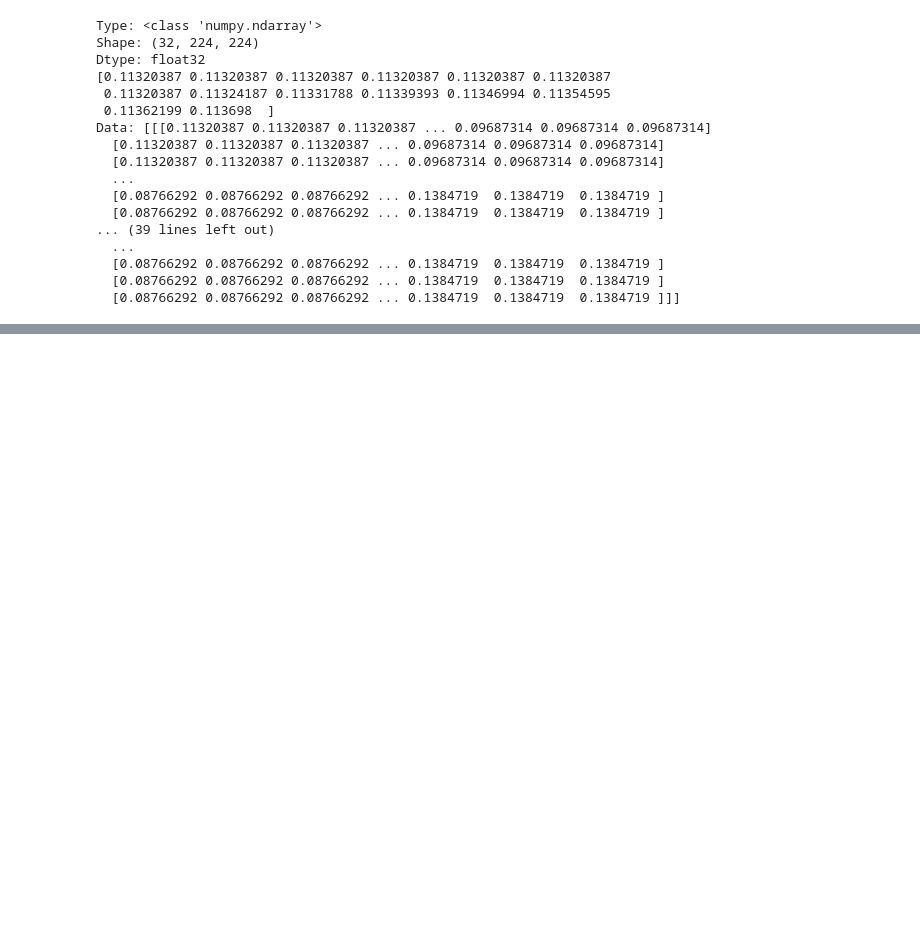
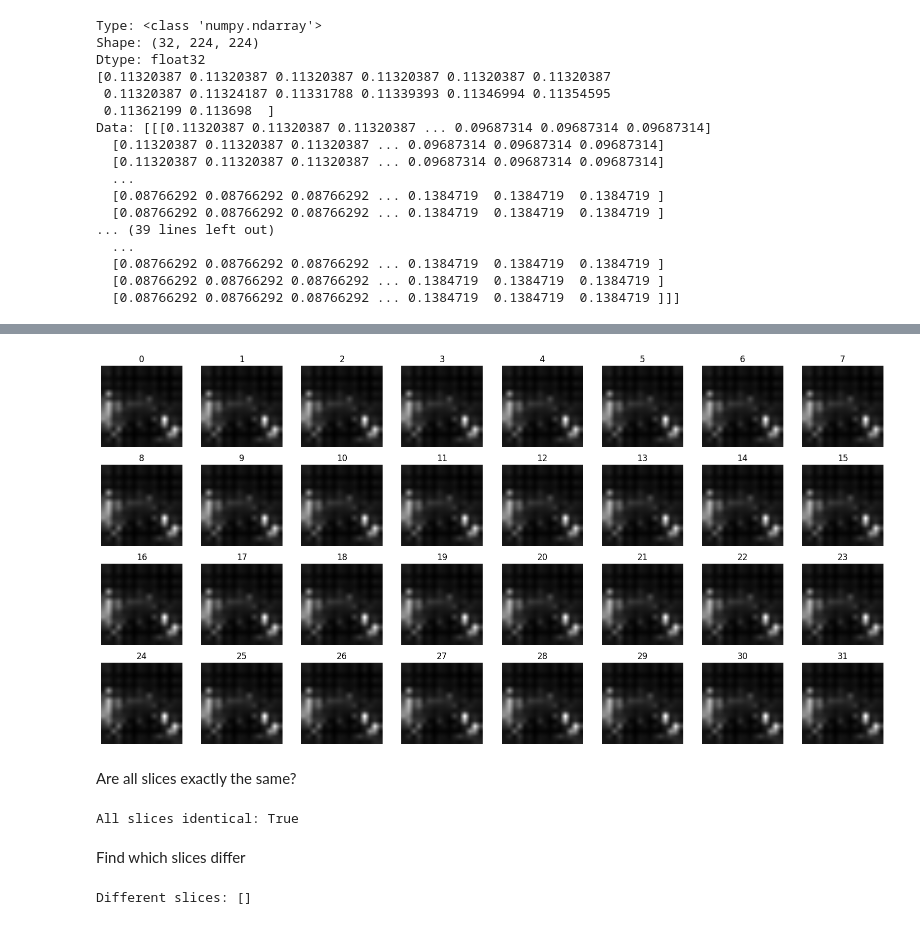
Before and after one commit to friendorus/Faithful-Faithfulness-Evaluations, a Jupyter notebook: scripts/Jupyter_notebook/Take_Note.ipynb, the cells around one changed output, grey strips where cells are left out. Cells and saved outputs as stored; diff of their text form; code cells hidden in the pictures; blank space fills up the shorter version.

```diff
--- a/scripts/Jupyter_notebook/Take_Note.ipynb
+++ b/scripts/Jupyter_notebook/Take_Note.ipynb
@@ -165,0 +128,37 @@ print(data)
+# %%
+import matplotlib.pyplot as plt
+import math
+
+n = data.shape[0]
+cols = 8
+rows = math.ceil(n / cols)
+
+fig, axes = plt.subplots(rows, cols, figsize=(16, 2*rows))
+
+for i, ax in enumerate(axes.flat):
+    if i < n:
+        ax.imshow(data[i], cmap="gray")
+        ax.set_title(i)
+    ax.axis("off")
+
+plt.tight_layout()
+plt.show()
+# %% [output]
+[figure, added]
+# %% [markdown]
+Are all slices exactly the same?
+# %%
+import numpy as np
+
+all_equal = np.all(data == data[0])
+print("All slices identical:", all_equal)
+# %% [output]
+All slices identical: True
+# %% [markdown]
+Find which slices differ
+# %%
+ref = data[0]
+diff_slices = [i for i in range(data.shape[0]) if not np.allclose(data[i], ref, atol=1e-6)]
+print("Different slices:", diff_slices)
+# %% [output]
+Different slices: []
```
Also changed, not shown: parts of 10 cells of this notebook, 2 other files.
